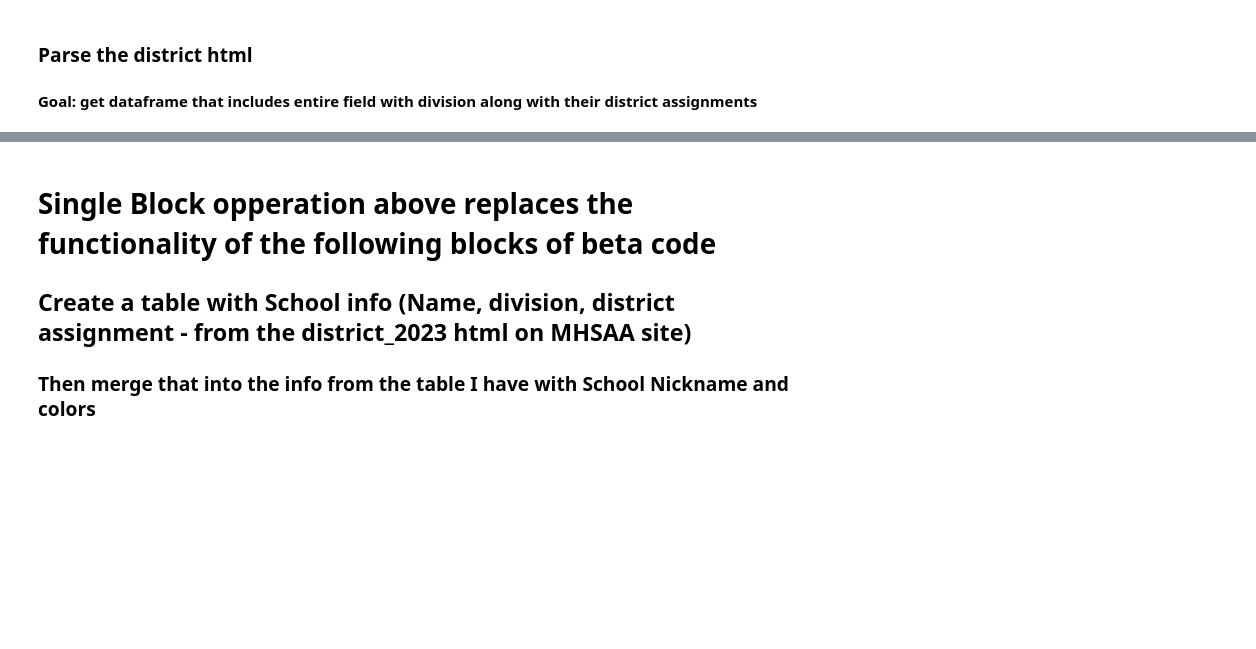
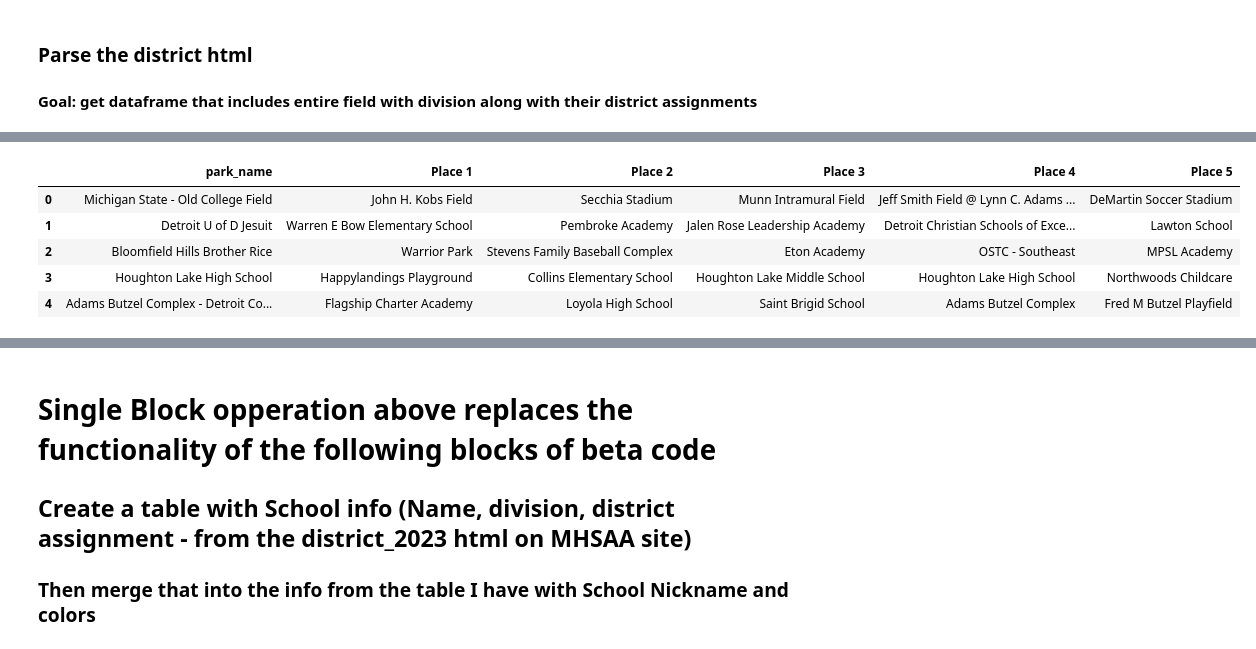
Before and after one commit to JSmith1826/BB_parks, a Jupyter notebook: quick_workbook.ipynb, the cells around one changed output, grey strips where cells are left out. Saved outputs shown, nothing was run; the diff lists cells and outputs as text; code cells hidden in the pictures; blank space fills up the shorter version.

```diff
--- a/quick_workbook.ipynb
+++ b/quick_workbook.ipynb
@@ -4,0 +25,58 @@
+# %%
+from tqdm import tqdm
+import numpy as np
+
+import googlemaps
+import pandas as pd
+
+gmaps = googlemaps.Client(key='AIzaSyA_BhlTupRdBPBhRptQuR6pYorMVYQnRMA')
+# %%
+## USING KEYWORDS
+
+from tqdm import tqdm
+
+def get_place_names(coord, client):
+    """
+    Get place names using Google Places API.
+
+    Parameters:
+    coord: str - Coordinates in the format (lng, lat).
+    client: googlemaps.Client - Google Maps client.
+
+    Returns:
+    list: Three closest place names.
+    """
+    try:
+        # Parse coordinates
+        lng, lat = map(float, coord.strip('()').split(', '))
+        # Swap longitude and latitude for Google API
+        places_result_1 = client.places_nearby(location=(lat, lng), radius=1000, keyword='baseball field')
+        places_result_2 = client.places_nearby(location=(lat, lng), radius=1000, keyword='school')
+        places_result_3 = client.places_nearby(location=(lat, lng), radius=1000, type='park')
+        places_result = places_result_1['results'] + places_result_2['results'] + places_result_3['results']
+        place_names = [place['name'] for place in places_result[:5]]
+        return place_names
+    except:
+        # Return NaN if there is an error
+        return [np.nan]*5
+
+
+# Use tqdm to create progress bar
+tqdm.pandas()
+
+# Apply the function to each coordinate in 'home_plate'
+df['place_names'] = df['home_plate'].progress_apply(lambda coord: get_place_names(coord, gmaps))
+
+# Split 'place_names' into five separate columns
+df[['Place 1', 'Place 2', 'Place 3', 'Place 4', 'Place 5']] = pd.DataFrame(df['place_names'].to_list(), index=df.index)
+
+# Create new dataframe 'place_test_df' with the necessary columns
+place_test_df = df[['park_name', 'Place 1', 'Place 2', 'Place 3', 'Place 4', 'Place 5']]
+place_test_df.head()
+# %% [output]
+|  | park_name | Place 1 | Place 2 | Place 3 | Place 4 | Place 5 |
+| 0 | Michigan State - Old College Field | John H. Kobs Field | Secchia Stadium | Munn Intramural Field | Jeff Smith Field @ Lynn C. Adams ... | DeMartin Soccer Stadium |
+| 1 | Detroit U of D Jesuit | Warren E Bow Elementary School | Pembroke Academy | Jalen Rose Leadership Academy | Detroit Christian Schools of Exce... | Lawton School |
+| 2 | Bloomfield Hills Brother Rice | Warrior Park | Stevens Family Baseball Complex | Eton Academy | OSTC - Southeast | MPSL Academy |
+| 3 | Houghton Lake High School | Happylandings Playground | Collins Elementary School | Houghton Lake Middle School | Houghton Lake High School | Northwoods Childcare |
+| 4 | Adams Butzel Complex - Detroit Co... | Flagship Charter Academy | Loyola High School | Saint Brigid School | Adams Butzel Complex | Fred M Butzel Playfield |
```
Also changed, not shown: parts of 22 cells of this notebook, 26 other files.
